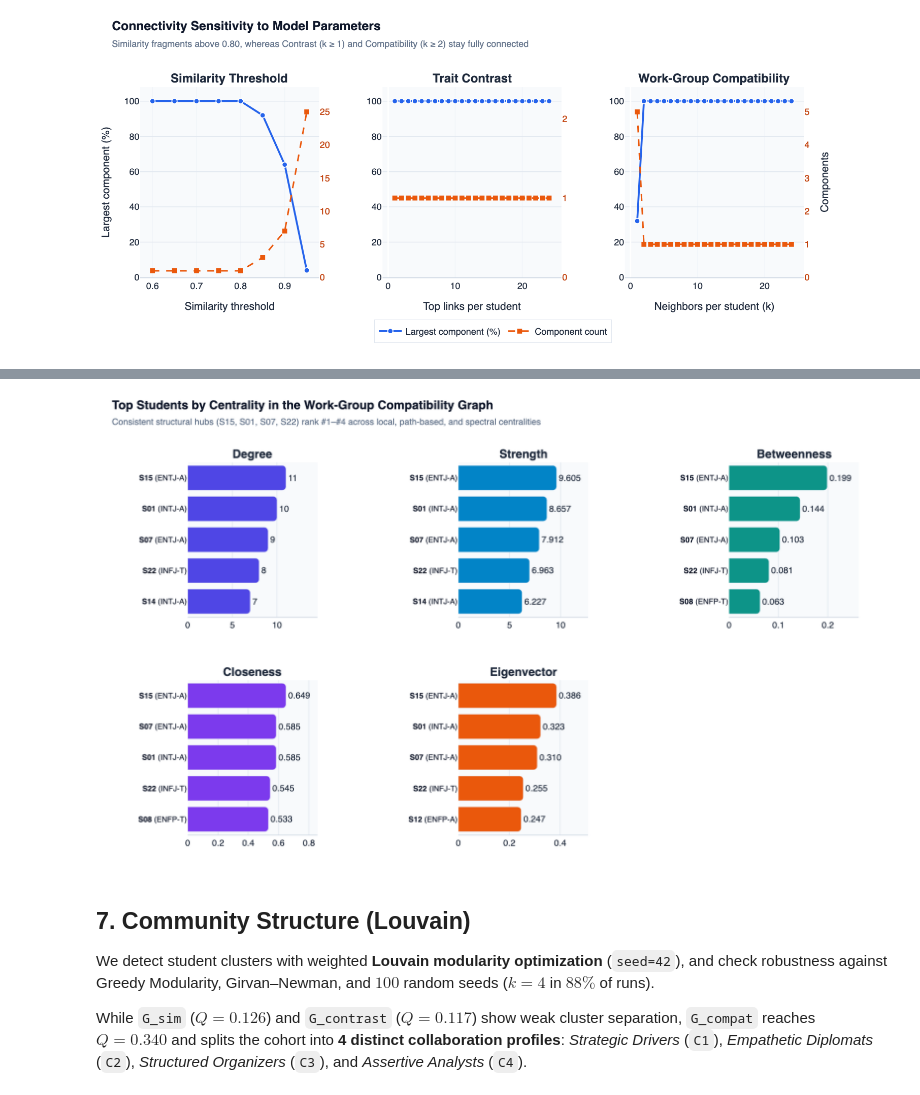
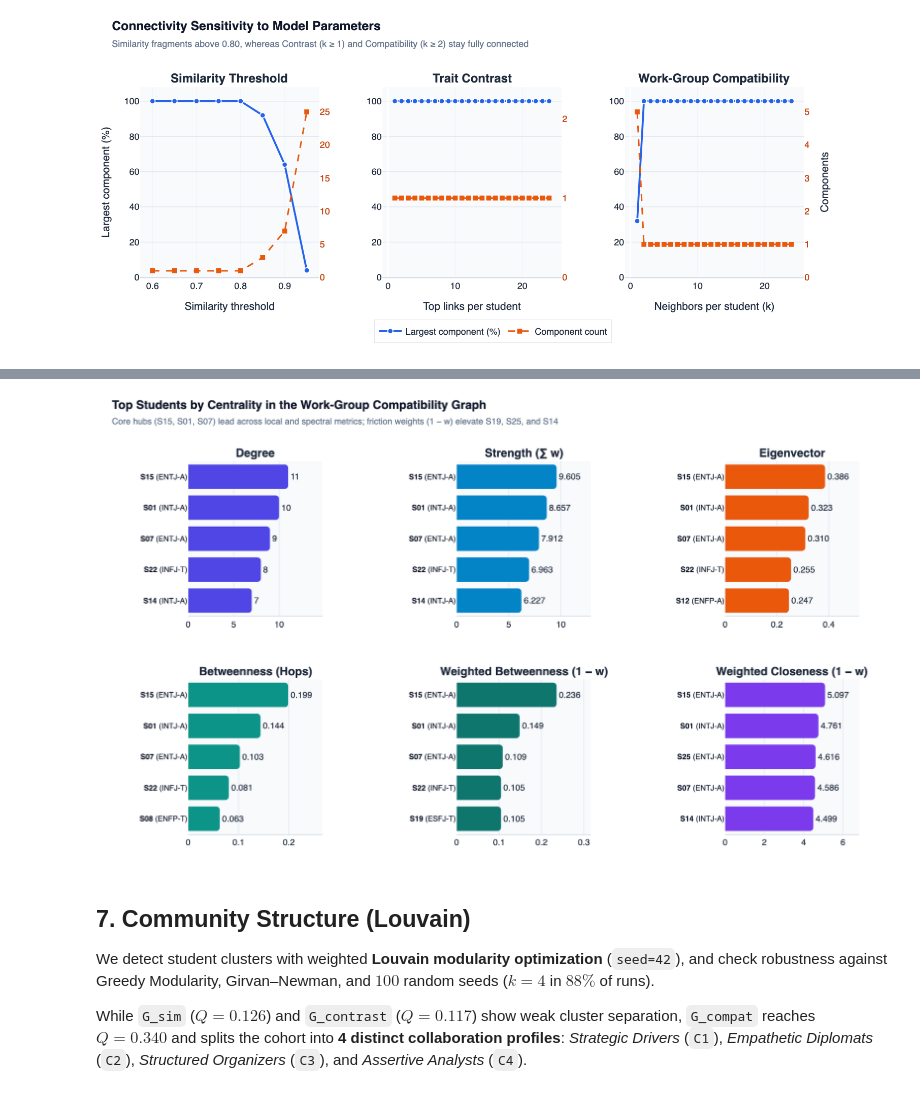
Before and after one commit to Waxguillermo/mbti-graph-analytics, a Jupyter notebook: base_notebook.ipynb, the cells around one changed output, grey strips where cells are left out. Saved outputs shown, nothing was run; the diff lists cells and outputs as text; code cells hidden in the pictures.

```diff
--- a/base_notebook.ipynb
+++ b/base_notebook.ipynb
@@ -1220,6 +1271,9 @@ for model, graph in graph_models:
         G_dist, weight="distance", normalized=True
     )
     closeness = nx.closeness_centrality(graph, wf_improved=True)
+    closeness_weighted = nx.closeness_centrality(
+        G_dist, distance="distance", wf_improved=True
+    )
 
     eigenvector = {}
     component_numbers = {}
@@ -1249,6 +1303,7 @@ for model, graph in graph_models:
                 "Betweenness": round(betweenness[node], 3),
                 "Weighted betweenness (1-w)": round(betweenness_weighted[node], 3),
                 "Closeness": round(closeness[node], 3),
+                "Weighted closeness (1-w)": round(closeness_weighted[node], 3),
                 "Eigenvector": round(eigenvector[node], 3),
             }
         )
@@ -1256,21 +1311,31 @@ for model, graph in graph_models:
 centrality_results = pd.DataFrame(centrality_rows)
 display(
     centrality_results.sort_values(
-        ["Model", "Betweenness"], ascending=[True, False]
+        ["Model", "Weighted betweenness (1-w)"], ascending=[True, False]
     ).reset_index(drop=True)
 )
 
 compatibility_centrality = centrality_results[
     centrality_results["Model"] == "Work-group compatibility"
 ]
+all_summary_measures = [
+    "Degree",
+    "Strength",
+    "Betweenness",
+    "Weighted betweenness (1-w)",
+    "Closeness",
+    "Weighted closeness (1-w)",
+    "Eigenvector",
+]
 top_centrality_rows = []
-for measure in ["Degree", "Strength", "Betweenness", "Closeness", "Eigenvector"]:
+for measure in all_summary_measures:
     top_rows = compatibility_centrality.nlargest(5, measure)[
         ["Student", "MBTI", measure]
     ].rename(columns={measure: "Score"})
     top_rows.insert(0, "Measure", measure)
     top_centrality_rows.append(top_rows)
 top_compatibility_centrality = pd.concat(top_centrality_rows, ignore_index=True)
-display(top_compatibility_centrality)
+with pd.option_context("display.max_rows", 40):
+    display(top_compatibility_centrality)
 # %% [output]
 |  | Model | Student | MBTI | Component | Degree | Degree centrality | Strength | Betweenness | ... |
@@ -1306,16 +1371,22 @@ display(top_compatibility_centrality)
 # %%
-# Each centrality measure gets its own panel and scale; labels include MBTI type.
-centrality_measures = ["Degree", "Strength", "Betweenness", "Closeness", "Eigenvector"]
-measure_colors = ["#4F46E5", "#0284C7", "#0D9488", "#7C3AED", "#EA580C"]
+# Populate all 6 panels of the 2x3 grid: Local/Spectral (Row 1) and Hop/Weighted Geodesic (Row 2).
+centrality_panels = [
+    ("Degree", "Degree", "#4F46E5"),
+    ("Strength", "Strength (∑ w)", "#0284C7"),
+    ("Eigenvector", "Eigenvector", "#EA580C"),
+    ("Betweenness", "Betweenness (Hops)", "#0D9488"),
+    ("Weighted betweenness (1-w)", "Weighted Betweenness (1 − w)", "#0F766E"),
+    ("Weighted closeness (1-w)", "Weighted Closeness (1 − w)", "#7C3AED"),
+]
 
 fig_cent = make_subplots(
     rows=2,
     cols=3,
-    subplot_titles=[f"<b>{m}</b>" for m in centrality_measures] + [""],
-    horizontal_spacing=0.21,
+    subplot_titles=[f"<b>{title}</b>" for _, title, _ in centrality_panels],
+    horizontal_spacing=0.20,
     vertical_spacing=0.17,
 )
-for idx, (measure, mcol) in enumerate(zip(centrality_measures, measure_colors)):
+for idx, (measure, _, mcol) in enumerate(centrality_panels):
     r_idx, c_idx = divmod(idx, 3)
     top_students = compatibility_centrality.nlargest(5, measure).sort_values(measure)
     labels = [f"<b>{row.Student}</b> ({row.MBTI})" for row in top_students.itertuples()]
@@ -1332,39 +1403,43 @@ for idx, (measure, mcol) in enumerate(zip(centrality_measures, measure_colors)):
         ),
         row=r_idx + 1,
         col=c_idx + 1,
     )
     fig_cent.update_xaxes(
-        range=[0, float(top_students[measure].max()) * 1.32],
+        range=[0, float(top_students[measure].max()) * 1.34],
         gridcolor="#E2E8F0",
         linecolor="#CBD5E1",
         row=r_idx + 1,
         col=c_idx + 1,
     )
     fig_cent.update_yaxes(
         tickfont={"size": 10.5, "color": "#0F172A"}, row=r_idx + 1, col=c_idx + 1
     )
 
 fig_cent.update_layout(
     title={
-        "text": "<b>Top Students by Centrality in the Work-Group Compatibility Graph</b><br><span style='font-size:12px;color:#64748B;font-weight:400'>Consistent structural hubs (S15, S01, S07, S22) rank #1–#4 across local, path-based, and spectral centralities</span>",
+        "text": (
+            "<b>Top Students by Centrality in the Work-Group Compatibility Graph</b>"
+            "<br><span style='font-size:12px;color:#64748B;font-weight:400'>"
+            "Core hubs (S15, S01, S07) lead across local and spectral metrics; friction weights (1 − w) elevate S19, S25, and S14</span>"
+        ),
         "x": 0.02,
         "y": 0.97,
         "font": {
             "size": 16.5,
             "color": "#0F172A",
             "family": "Inter, -apple-system, sans-serif",
         },
     },
-    width=1080,
-    height=640,
+    width=1100,
+    height=650,
     paper_bgcolor="#FFFFFF",
     plot_bgcolor="#F8FAFC",
     font={"family": "Inter, -apple-system, sans-serif", "color": "#1E293B"},
-    margin={"l": 125, "r": 40, "t": 92, "b": 40},
+    margin={"l": 128, "r": 40, "t": 92, "b": 40},
 )
 fig_cent.show()
 # %% [output]
-[figure, old version]
+[figure, new version]
 # %% [markdown]
 ## 7. Community Structure (Louvain)
 
```
Also changed, not shown: parts of 5 cells of this notebook.
